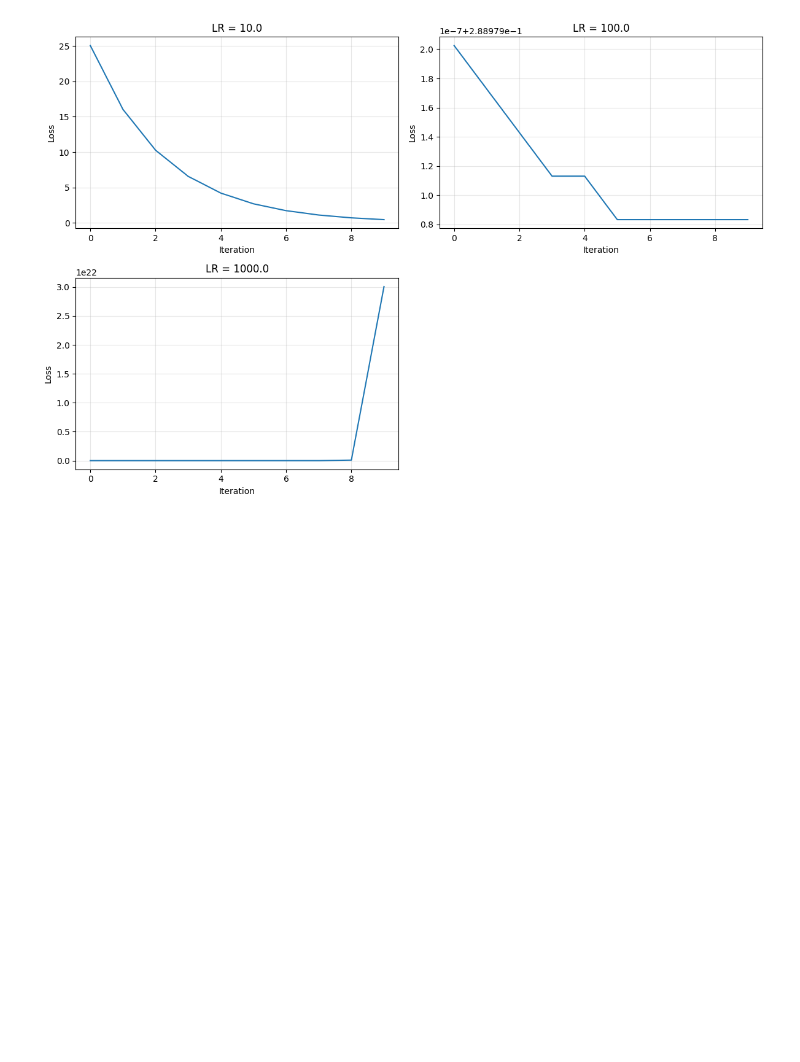
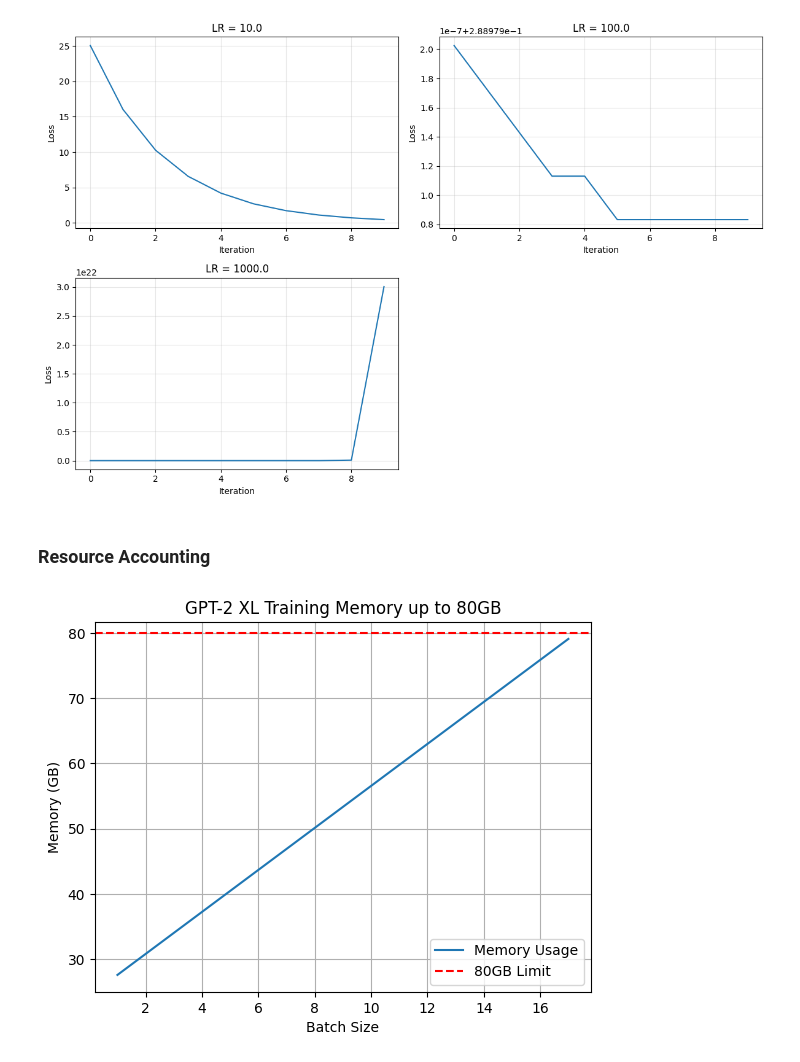
Before and after one commit to siddheshmhatre/assignment1-basics, a Jupyter notebook: assignment1.ipynb, the cells around one changed output. Saved outputs shown, nothing was run; the diff lists cells and outputs as text; code cells hidden in the pictures; blank space fills up the shorter version.

```diff
--- a/assignment1.ipynb
+++ b/assignment1.ipynb
@@ -772,3 +772,5 @@ for lr in learning_rates:
 plot_losses_grid(all_losses, learning_rates)
 # %% [output]
 [figure]
+# %% [markdown]
+### Resource Accounting
@@ -774,0 +824,37 @@ plot_losses_grid(all_losses, learning_rates)
+# %%
+import matplotlib.pyplot as plt
+import numpy as np
+
+def plot_gpt2_xl_memory(gb_limit):
+    # Architecture constants from specifications
+    L, d, V, s, h = 48, 1600, 50257, 1024, 25
+    bytes_per_elem = 4
+
+    # Calculate model parameters and training state
+    params = L * (2 * d + 12 * (d**2)) + 2 * V * d + d
+    model_state_gb = (4 * params * bytes_per_elem) / (1024**3)
+
+    # Calculate activation elements per batch
+    act_per_batch = (L * (10 * s * d)) + (s**2 * h) + (s * V)
+    act_gb_per_batch = (act_per_batch * bytes_per_elem) / (1024**3)
+
+    # Solve for maximum batch size based on input GB limit
+    max_bs = int((gb_limit - model_state_gb) // act_gb_per_batch)
+
+    if max_bs < 1:
+        return
+
+    batch_sizes = np.arange(1, max_bs + 1)
+    memory_usages = model_state_gb + (batch_sizes * act_gb_per_batch)
+
+    plt.plot(batch_sizes, memory_usages, label='Memory Usage')
+    plt.axhline(y=gb_limit, color='r', linestyle='--', label=f'{gb_limit}GB Limit')
+    plt.xlabel('Batch Size')
+    plt.ylabel('Memory (GB)')
+    plt.title(f'GPT-2 XL Training Memory up to {gb_limit}GB')
+    plt.legend()
+    plt.grid(True)
+# %%
+plot_gpt2_xl_memory(80)
+# %% [output]
+[figure, added]
```
Also changed, not shown: parts of 2 cells of this notebook, 3 other files.
